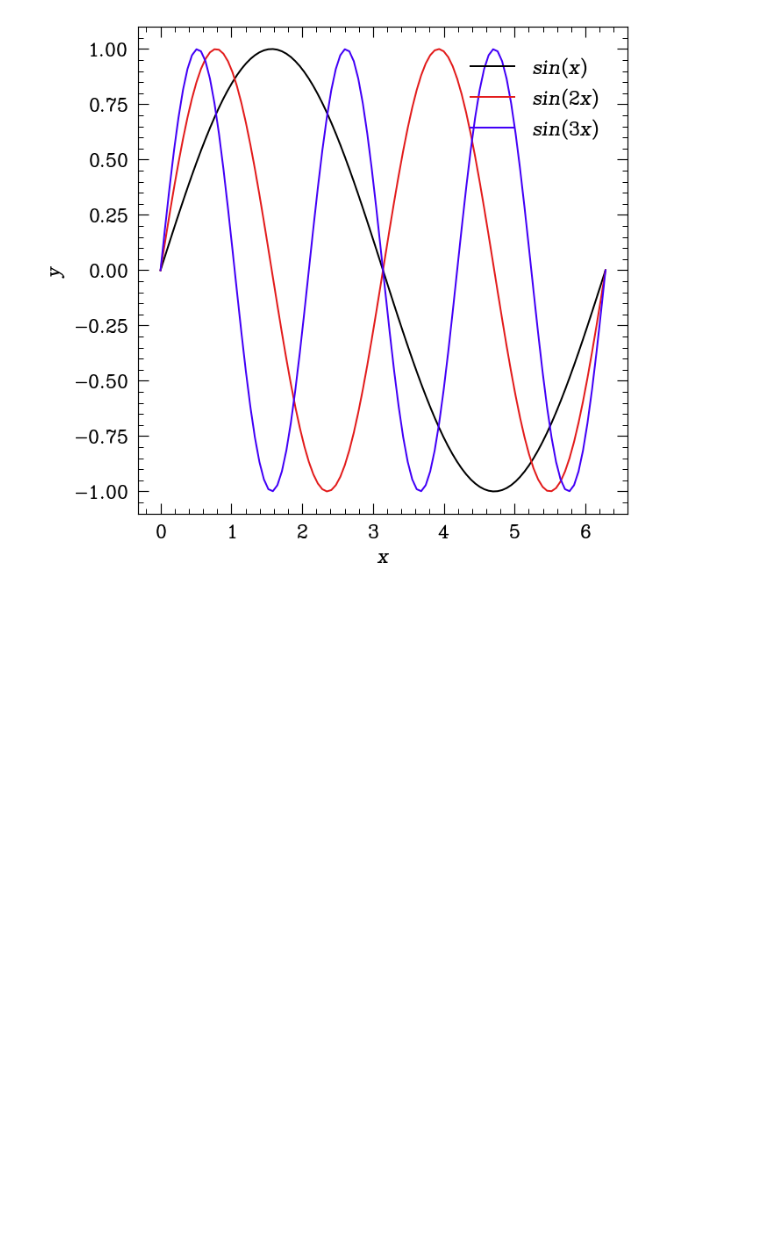
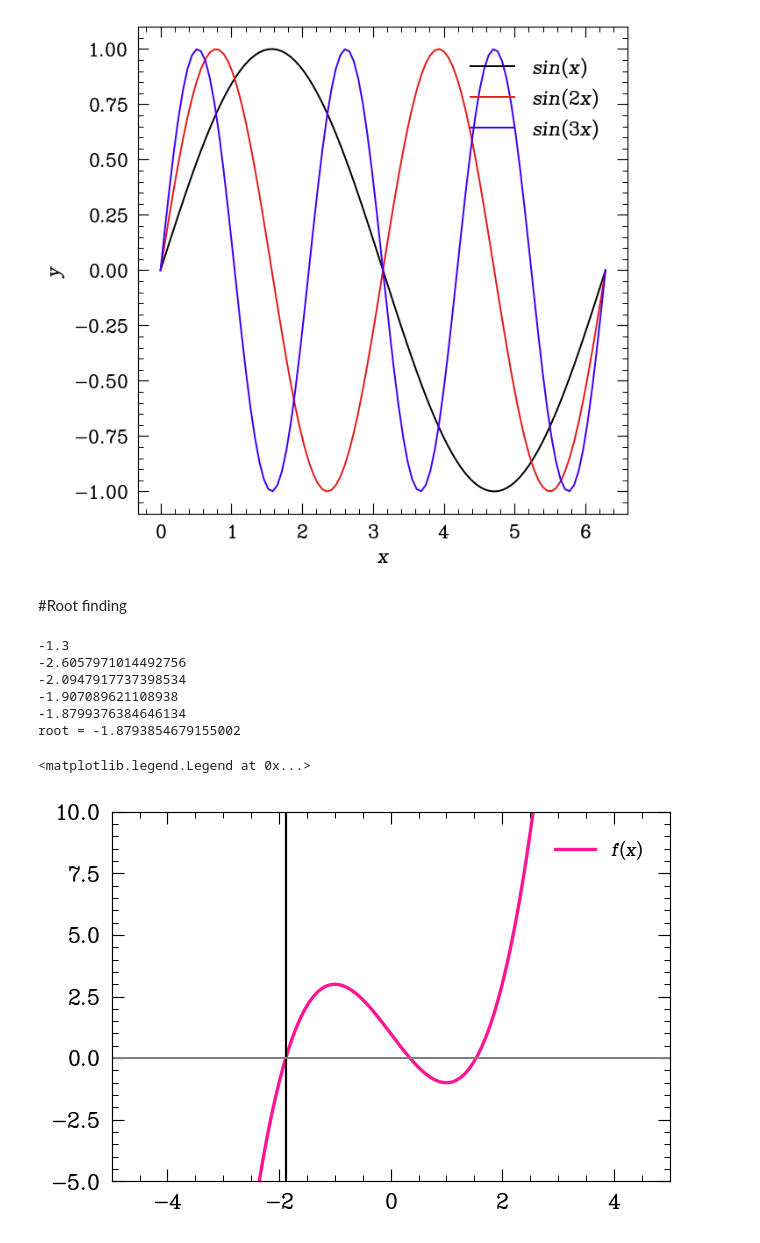
Before and after one commit to catastropiyush/coursework-notebooks, a Jupyter notebook: Untitled33.ipynb, the cells around one changed output. Drawn from its saved outputs; the diff is of its cells as text; code cells hidden in the pictures; blank space fills up the shorter version.

```diff
--- a/Untitled33.ipynb
+++ b/Untitled33.ipynb
@@ -190,3 +190,37 @@ plt.legend()
 # %% [output]
 <matplotlib.legend.Legend at 0x...>
 [figure]
+# %% [markdown]
+#Root finding
+# %%
+import numpy as np
+import matplotlib.pyplot as plt
+
+x=np.linspace(-5,10,200)
+
+def f(x):     #function
+  return x**3-3*x+1
+def f_prime(x):   #first derivative
+  return 3*x**2-3
+def newtoroot(f, df, x0, tol):  #newton raphson method
+    if abs(f(x0)) < tol:
+        return x0
+    else:
+        print(x0)
+        return newtoroot(f, df, x0 - f(x0)/df(x0), tol)
+
+result = newtoroot(f,f_prime, -1.3, 1e-5) #broo nikal root nikaal
+print("root =", result)
+plt.figure(figsize=(6,4));plt.xlim([-5,5]);plt.ylim([-5,10])
+plt.plot(x,f(x),label=r'$f(x)$',linewidth=2.0,color='deeppink')
+plt.axvline(x=result,color='black',linewidth=1.3);plt.axhline(y=0,color='grey')
+plt.legend(fontsize='12')
+# %% [output]
+-1.3
+-2.6057971014492756
+-2.0947917737398534
+-1.907089621108938
+-1.8799376384646134
+root = -1.8793854679155002
+<matplotlib.legend.Legend at 0x...>
+[figure, added]
```
Also changed, not shown: parts of 16 cells of this notebook.
